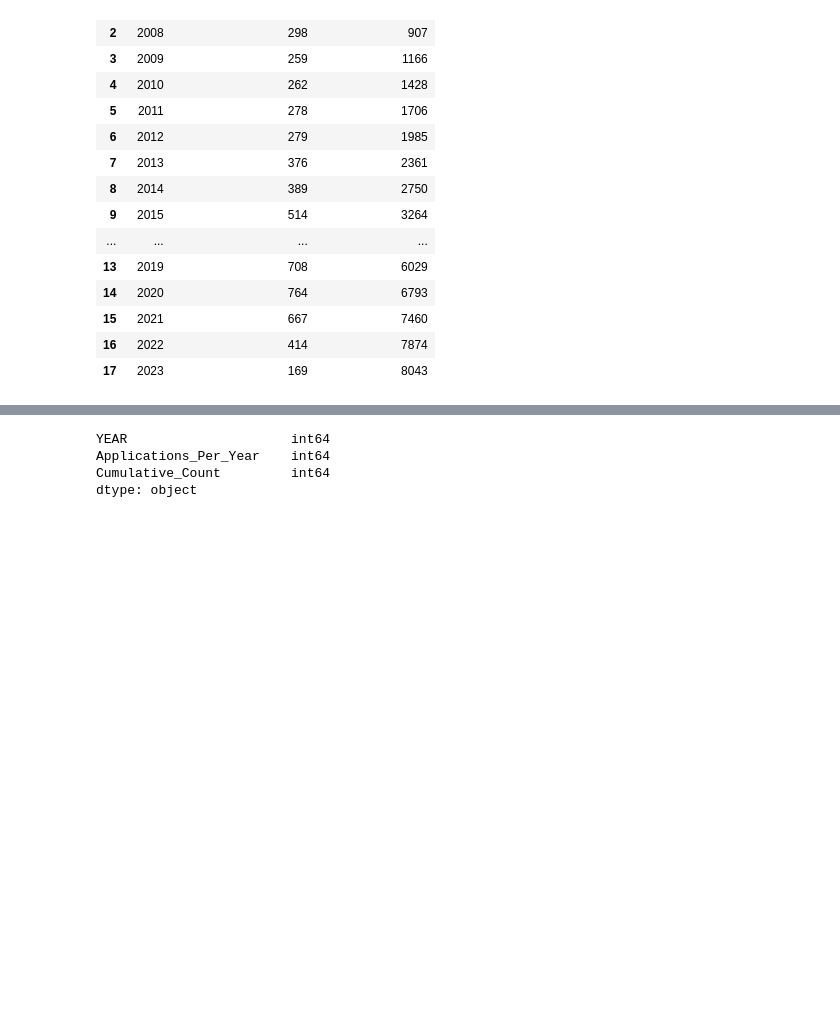
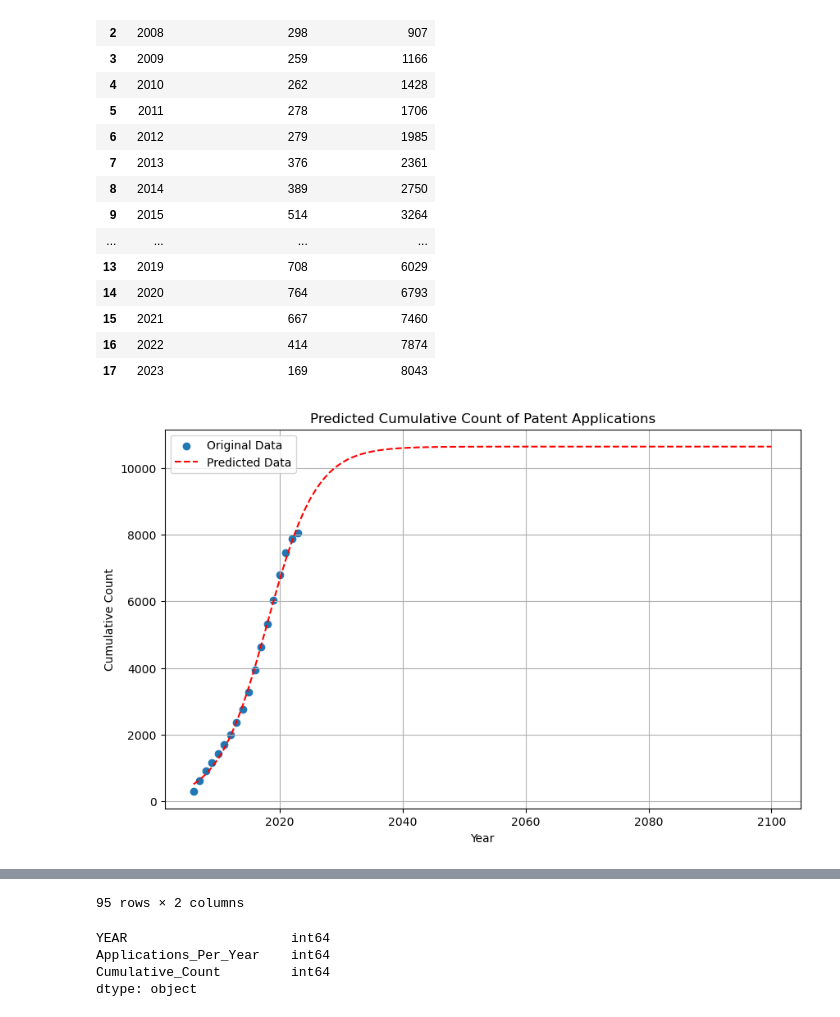
Before and after one commit to faridnec/forecasting-tech-adoption, a Jupyter notebook: notebooks/adoption-models.ipynb, the cells around one changed output, grey strips where cells are left out. Drawn from its saved outputs; the diff is of its cells as text; code cells hidden in the pictures; blank space fills up the shorter version.

```diff
--- a/notebooks/adoption-models.ipynb
+++ b/notebooks/adoption-models.ipynb
@@ -139,3 +142,73 @@ cumulative_count
 | 15 | 2021 | 667 | 7460 |
 | 16 | 2022 | 414 | 7874 |
 | 17 | 2023 | 169 | 8043 |
+# %%
+import pandas as pd
+import numpy as np
+from scipy.optimize import curve_fit
+import matplotlib.pyplot as plt
+
+def logistic_growth(x, L, k, x0):
+    """
+    Logistic growth function.
+    """
+    return L / (1 + np.exp(-k * (x - x0)))
+
+def fit_logistic_growth(data):
+    """
+    Fit logistic growth model to the cumulative count of patent applications.
+
+    Parameters:
+    - data: DataFrame containing the cumulative count of patent applications per year
+
+    Returns:
+    - Tuple containing the estimated parameters (L, k, x0) of the logistic growth model
+    """
+    x_data = data['YEAR']
+    y_data = data['Cumulative_Count']
+
+    # Initial guess for the parameters
+    initial_guess = (max(y_data), 0.1, np.mean(x_data))
+
+    # Fit the curve to the data
+    params, _ = curve_fit(logistic_growth, x_data, y_data, p0=initial_guess)
+
+    return params
+
+def predict_cumulative_count(params, end_year=2100):
+    """
+    Predict the cumulative count of patent applications per year using logistic growth model.
+
+    Parameters:
+    - params: Tuple containing the estimated parameters (L, k, x0) of the logistic growth model
+    - end_year: Year to predict the cumulative count up to (default is 2100)
+
+    Returns:
+    - DataFrame containing the predicted cumulative count of patent applications per year
+    """
+    years_future = np.arange(min(cumulative_count['YEAR']), end_year + 1)
+    cumulative_count_predicted = logistic_growth(years_future, *params)
+
+    return pd.DataFrame({'YEAR': years_future, 'Cumulative_Count': cumulative_count_predicted})
+
+# Fit logistic growth model to the cumulative count data
+params = fit_logistic_growth(cumulative_count)
+
+# Predict cumulative count up to the year 2100
+predicted_cumulative_count = predict_cumulative_count(params)
+
+# Plot the original data and the predicted curve
+plt.figure(figsize=(10, 6))
+plt.scatter(cumulative_count['YEAR'], cumulative_count['Cumulative_Count'], label='Original Data')
+plt.plot(predicted_cumulative_count['YEAR'], predicted_cumulative_count['Cumulative_Count'], 'r--', label='Predicted Data')
+plt.xlabel('Year')
+plt.ylabel('Cumulative Count')
+plt.title('Predicted Cumulative Count of Patent Applications')
+plt.legend()
+plt.grid(True)
+plt.show()
+
+# Print the predicted cumulative count
+predicted_cumulative_count
+# %% [output]
+[figure, added]
@@ -142,3 +227,4 @@ cumulative_count
+95 rows × 2 columns
 # %%
 cumulative_count.dtypes
 # %% [output]
```
Also changed, not shown: parts of 4 cells of this notebook, 11 other files.
